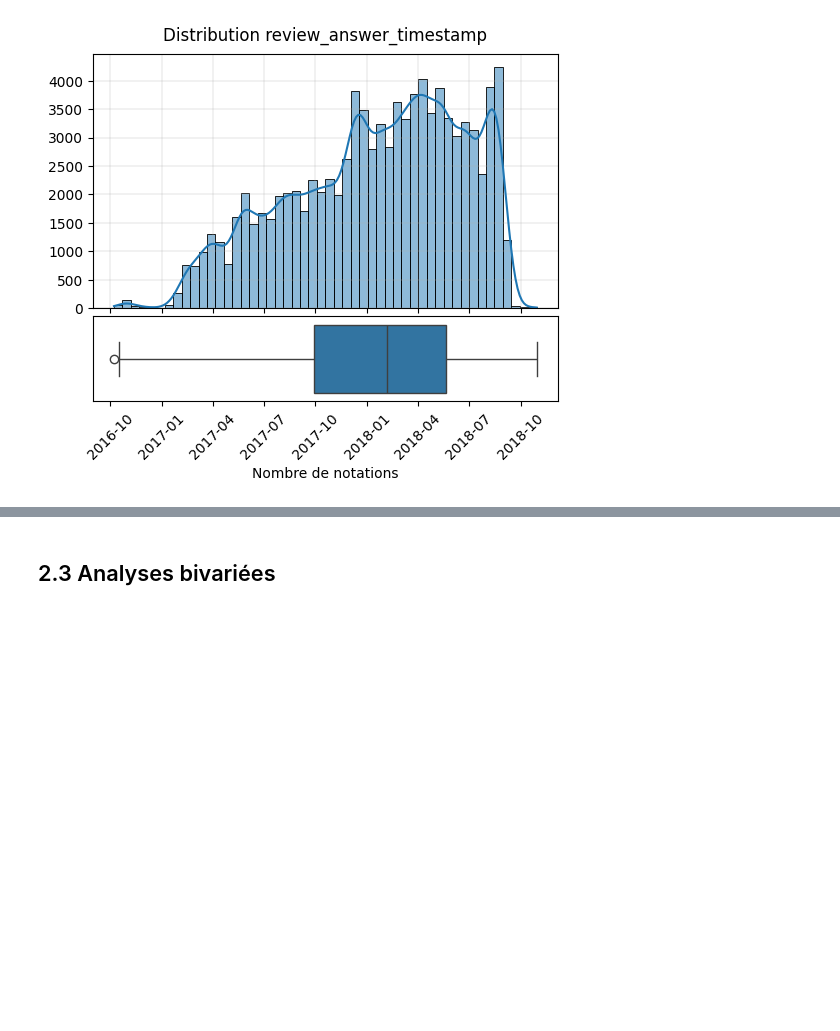
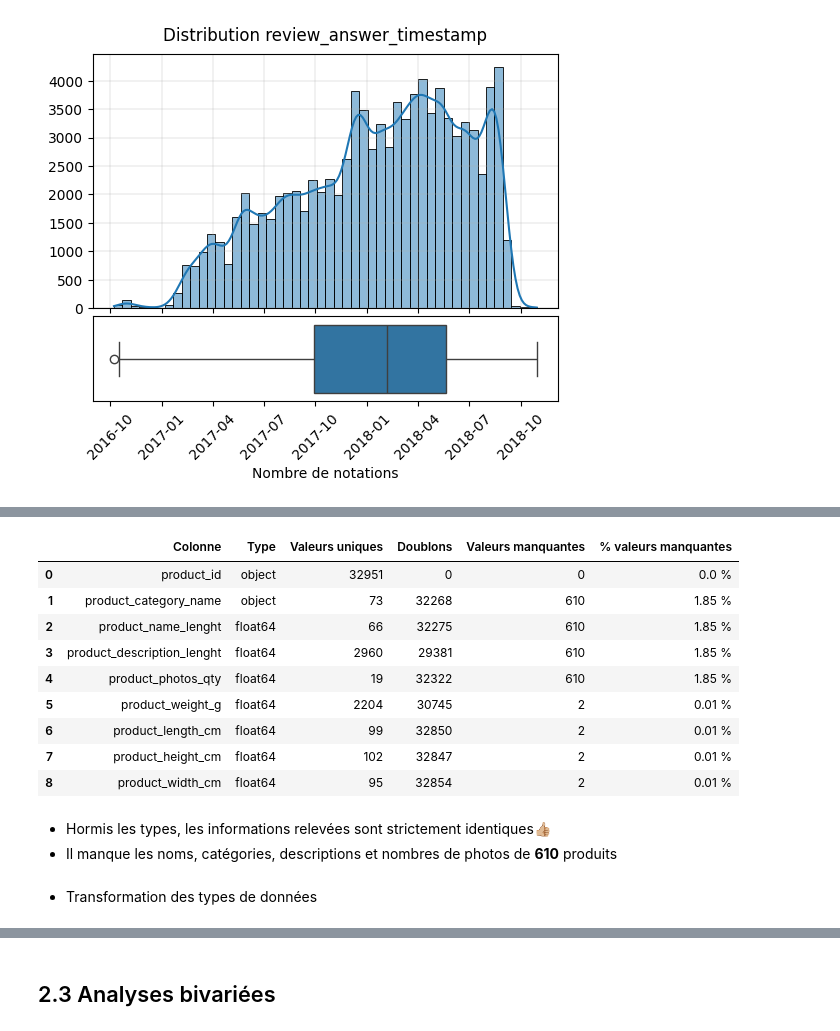
Before and after one commit to Christophe-Aballea/OC_projet5_Segmentez_des_clients_d_un_site_ecommerce, a Jupyter notebook: P05_Notebook2_EDA_FE.ipynb, the cells around one changed output, grey strips where cells are left out. Drawn from its saved outputs; the diff is of its cells as text; code cells hidden in the pictures; blank space fills up the shorter version.

```diff
--- a/P05_Notebook2_EDA_FE.ipynb
+++ b/P05_Notebook2_EDA_FE.ipynb
@@ -1346,0 +1366,19 @@ plot_distribution(df_order_reviews, 'review_answer_timestamp', 'Nombre de notati
+# %%
+# Description des variables du dataframe
+display(get_dataframe_infos(df_products))
+# %% [output]
+|  | Colonne | Type | Valeurs uniques | Doublons | Valeurs manquantes | % valeurs manquantes |
+| 0 | product_id | object | 32951 | 0 | 0 | 0.0 % |
+| 1 | product_category_name | object | 73 | 32268 | 610 | 1.85 % |
+| 2 | product_name_lenght | float64 | 66 | 32275 | 610 | 1.85 % |
+| 3 | product_description_lenght | float64 | 2960 | 29381 | 610 | 1.85 % |
+| 4 | product_photos_qty | float64 | 19 | 32322 | 610 | 1.85 % |
+| 5 | product_weight_g | float64 | 2204 | 30745 | 2 | 0.01 % |
+| 6 | product_length_cm | float64 | 99 | 32850 | 2 | 0.01 % |
+| 7 | product_height_cm | float64 | 102 | 32847 | 2 | 0.01 % |
+| 8 | product_width_cm | float64 | 95 | 32854 | 2 | 0.01 % |
+# %% [markdown]
+* Hormis les types, les informations relevées sont strictement identiques👍🏼
+* Il manque les noms, catégories, descriptions et nombres de photos de **610** produits
+# %% [markdown]
+* Transformation des types de données
```
Also changed, not shown: parts of 20 cells of this notebook, 1 other file.
